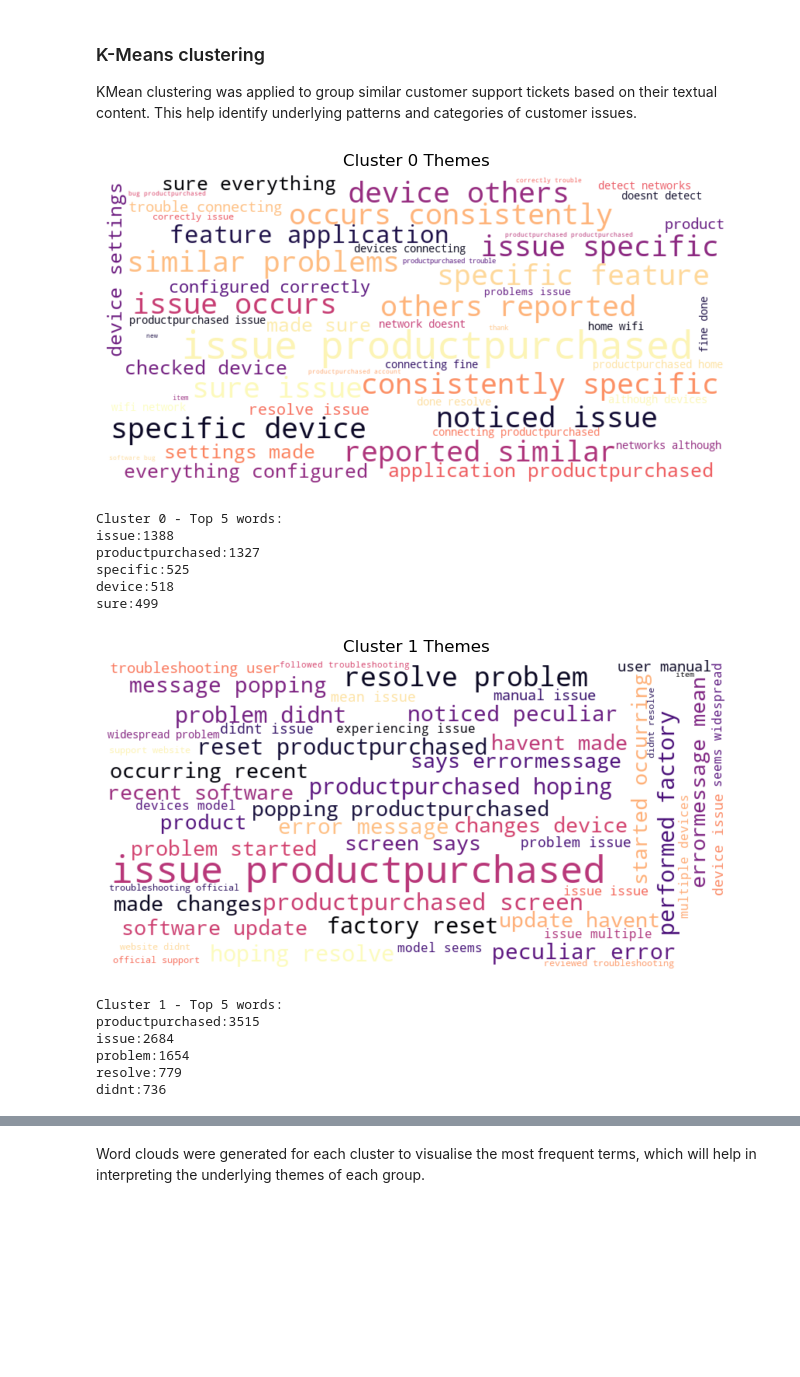
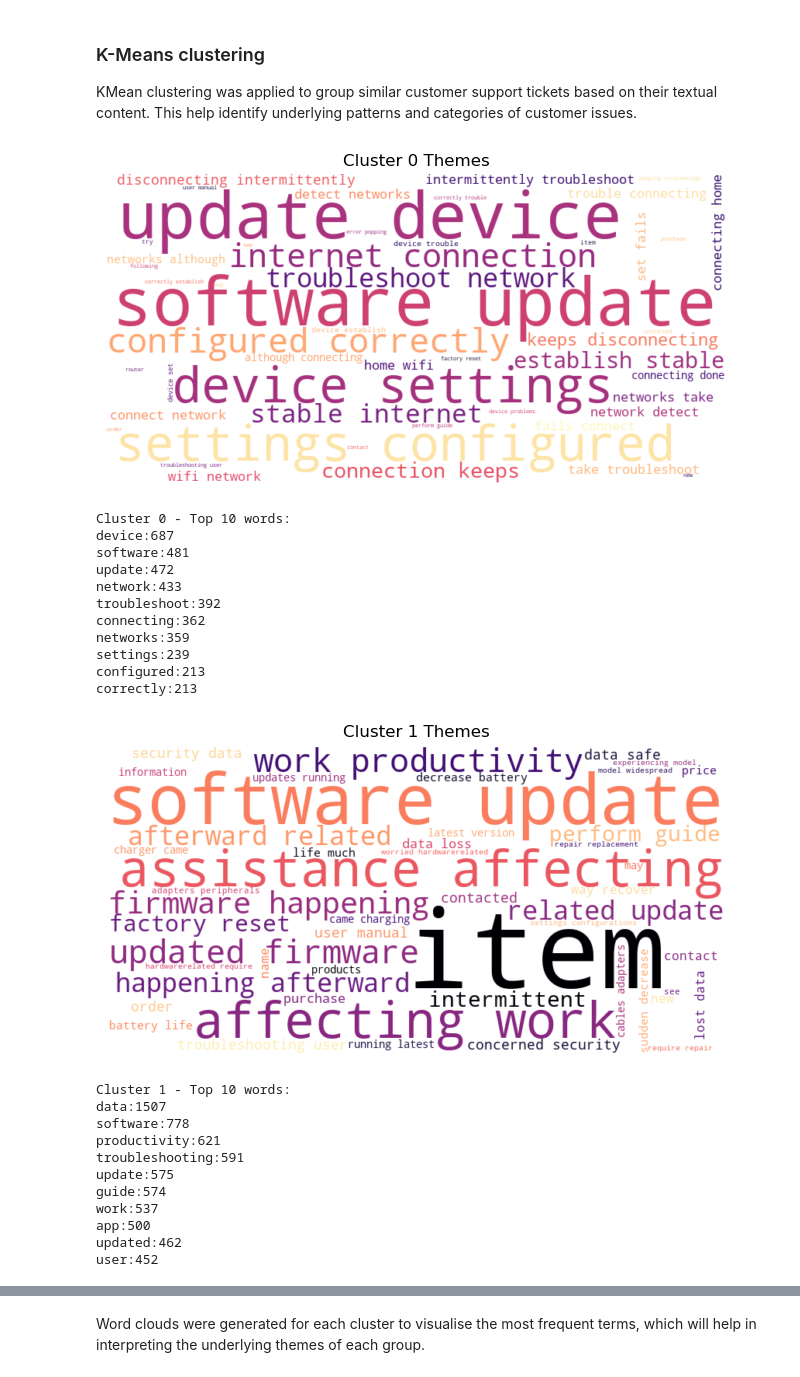
Before and after one commit to Razan-88/TextAnalytics-CW-Task4, a Jupyter notebook: research_notebooks/TF-IDF and KMeans.ipynb, the cells around one changed output, grey strips where cells are left out. Saved outputs shown, nothing was run; the diff lists cells and outputs as text; code cells hidden in the pictures; blank space fills up the shorter version.

```diff
--- a/research_notebooks/TF-IDF and KMeans.ipynb
+++ b/research_notebooks/TF-IDF and KMeans.ipynb
@@ -34,6 +34,6 @@ print(df.head())
 # %%
 # Vectorise cleaned text
-vectorizer = TfidfVectorizer(max_features=1000, min_df=2, maxx_df=0.5)
+vectorizer = TfidfVectorizer(max_features=1000, min_df=2, max_df=0.5, ngram_range=(1,2))
 x = vectorizer.fit_transform(df["Processed Description"])
 print(x.shape)
 # %% [output]
@@ -59,39 +59,49 @@ KMean clustering was applied to group similar customer support tickets based on
 # %%
 # Word clouds for each cluster
 n_clusters = len(df['cluster'].unique())
 for i in range(n_clusters):
     cluster_text = " ".join(df[df['cluster'] == i]['Processed Description'])
     #Split into words and count frequencies
     words = re.findall(r'\b[a-zA-Z]{3,}\b', cluster_text.lower())
     word_count = Counter(words)
 
     # Generate word cloud
     wordcloud = WordCloud(width=800, height=400, background_color='white', colormap='magma', max_words=50).generate(cluster_text)
 
     # Plot
     plt.figure(figsize=(8, 6))
     plt.imshow(wordcloud, interpolation='bilinear')
     plt.title(f'Cluster {i} Themes')
     plt.axis('off')
     plt.show()
         # Top 5 words
-    top_words = word_count.most_common(5)
-    print(f"Cluster {i} - Top 5 words:")
+    top_words = word_count.most_common(10)
+    print(f"Cluster {i} - Top 10 words:")
     for word, count in top_words:
         print(f"{word}:{count}")
     print()
 # %% [output]
-[figure, old version]
+[figure, new version]
-Cluster 0 - Top 5 words:
-issue:1388
-productpurchased:1327
-specific:525
-device:518
-sure:499
+Cluster 0 - Top 10 words:
+device:687
+software:481
+update:472
+network:433
+troubleshoot:392
+connecting:362
+networks:359
+settings:239
+configured:213
+correctly:213
-[figure, old version]
+[figure, new version]
-Cluster 1 - Top 5 words:
-productpurchased:3515
-issue:2684
-problem:1654
-resolve:779
-didnt:736
+Cluster 1 - Top 10 words:
+data:1507
+software:778
+productivity:621
+troubleshooting:591
+update:575
+guide:574
+work:537
+app:500
+updated:462
+user:452
```
Also changed, not shown: parts of 2 cells of this notebook, 4 other files.
